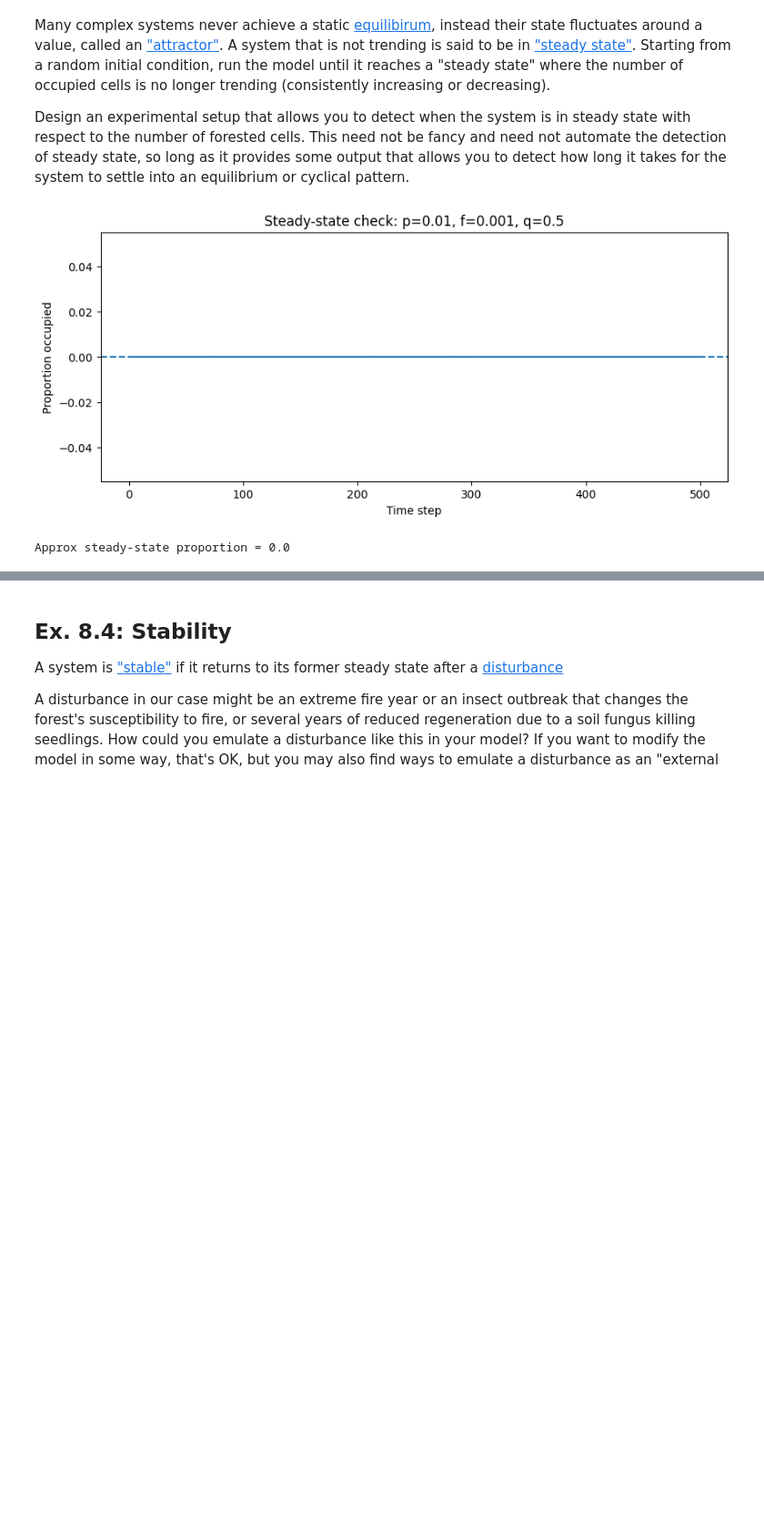
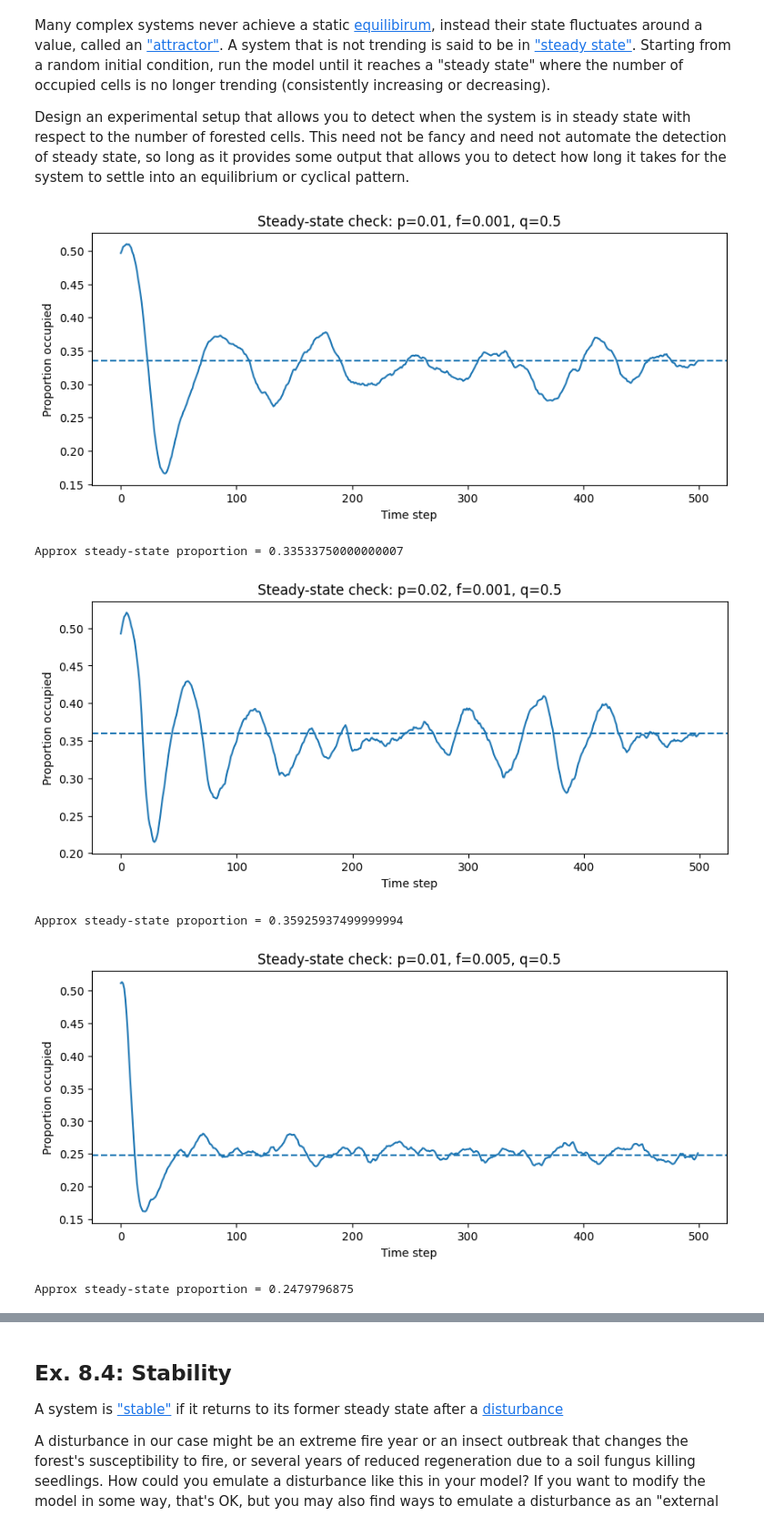
Before and after one commit to joubin03/cap-comp215, a Jupyter notebook: labs/lab07-10-fire.ipynb, the cells around one changed output, grey strips where cells are left out. Shown at 91% size. Drawn from its saved outputs; the diff is of its cells as text; code cells hidden in the pictures; blank space fills up the shorter version.

```diff
--- a/labs/lab07-10-fire.ipynb
+++ b/labs/lab07-10-fire.ipynb
@@ -309,28 +309,34 @@ This need not be fancy and need not automate the detection of steady state, so l
 # %%
 # Ex. 8.2 here
 def steady_state_plot(n=80, steps=500, p=0.01, f=0.001, q=0.5):
     m = ForestFire(n, p=p, f=f, q=q)
     occupied = []
 
     for _ in range(steps):
         occupied.append(m.pct_occupied())
         m.step()
 
     plt.figure(figsize=(10, 4))
     plt.plot(occupied)
     plt.axhline(np.mean(occupied[-100:]), linestyle='--')
     plt.xlabel("Time step")
     plt.ylabel("Proportion occupied")
     plt.title(f"Steady-state check: p={p}, f={f}, q={q}")
     plt.show()
 
     print("Approx steady-state proportion =", np.mean(occupied[-100:]))
     return occupied
 
 occ1 = steady_state_plot(p=0.01, f=0.001, q=0.5)
+occ2 = steady_state_plot(p=0.02, f=0.001, q=0.5)
+occ3 = steady_state_plot(p=0.01, f=0.005, q=0.5)
 # %% [output]
-[figure, old version]
+[figure, new version]
-Approx steady-state proportion = 0.0
+Approx steady-state proportion = 0.33533750000000007
+[figure, added]
+Approx steady-state proportion = 0.35925937499999994
+[figure, added]
+Approx steady-state proportion = 0.2479796875
 # %% [markdown]
 ### Question 8.3:
 Starting with a uniform random landscape, $q$ = 0.5, find the steady state proportion of forested cells of this system for 3 different combinations of $p$ and $f$, and the approx. number of time steps required to reach steady state.
```
Also changed, not shown: parts of 2 cells of this notebook.
